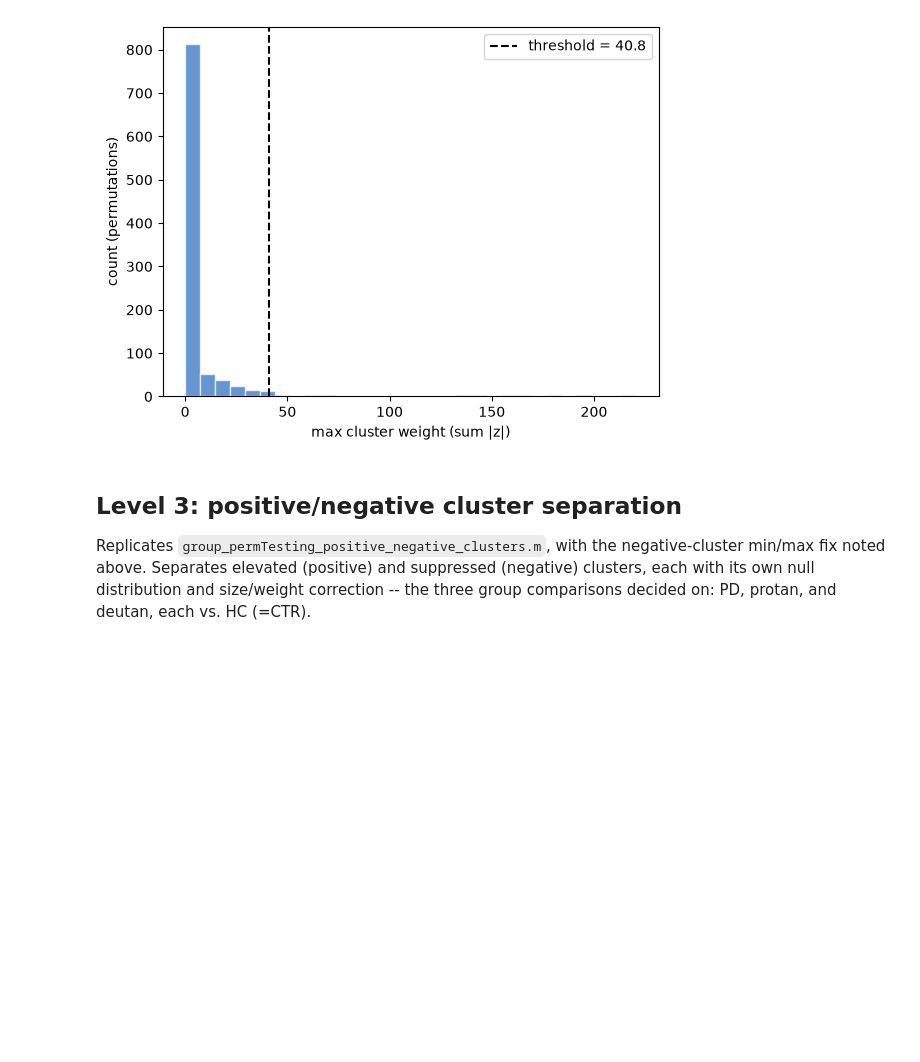
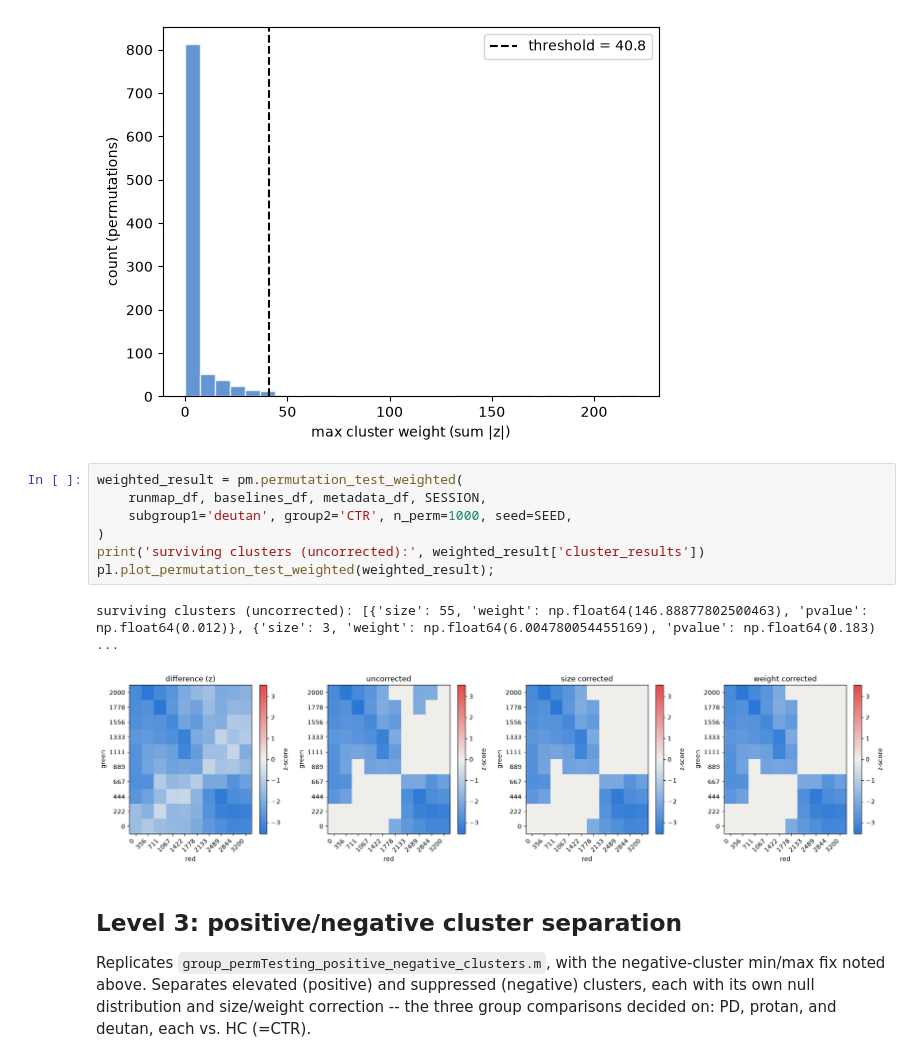
Before and after one commit to zevaz13/DataAnalysisGeneral, a Jupyter notebook: ssveps/notebooks/05_permutation_testing.ipynb, the cells around one changed output. Saved outputs shown, nothing was run; the diff lists cells and outputs as text; blank space fills up the shorter version.

```diff
--- a/ssveps/notebooks/05_permutation_testing.ipynb
+++ b/ssveps/notebooks/05_permutation_testing.ipynb
@@ -74,6 +74,16 @@ surviving clusters (uncorrected): [{'size': 19, 'weight': np.float64(54.69943919
 pl.plot_permutation_null_histogram(weighted_result['null_weights'], weighted_result['weight_thresh'], xlabel='max cluster weight (sum |z|)');
 # %% [output]
 [figure]
+# %%
+weighted_result = pm.permutation_test_weighted(
+    runmap_df, baselines_df, metadata_df, SESSION,
+    subgroup1='deutan', group2='CTR', n_perm=1000, seed=SEED,
+)
+print('surviving clusters (uncorrected):', weighted_result['cluster_results'])
+pl.plot_permutation_test_weighted(weighted_result);
+# %% [output]
+surviving clusters (uncorrected): [{'size': 55, 'weight': np.float64(146.88877802500463), 'pvalue': np.float64(0.012)}, {'size': 3, 'weight': np.float64(6.004780054455169), 'pvalue': np.float64(0.183) ...
+[figure, added]
 # %% [markdown]
 ## Level 3: positive/negative cluster separation
 Replicates `group_permTesting_positive_negative_clusters.m`, with the
```
Also changed, not shown: parts of 1 cell of this notebook, 10 other files.
